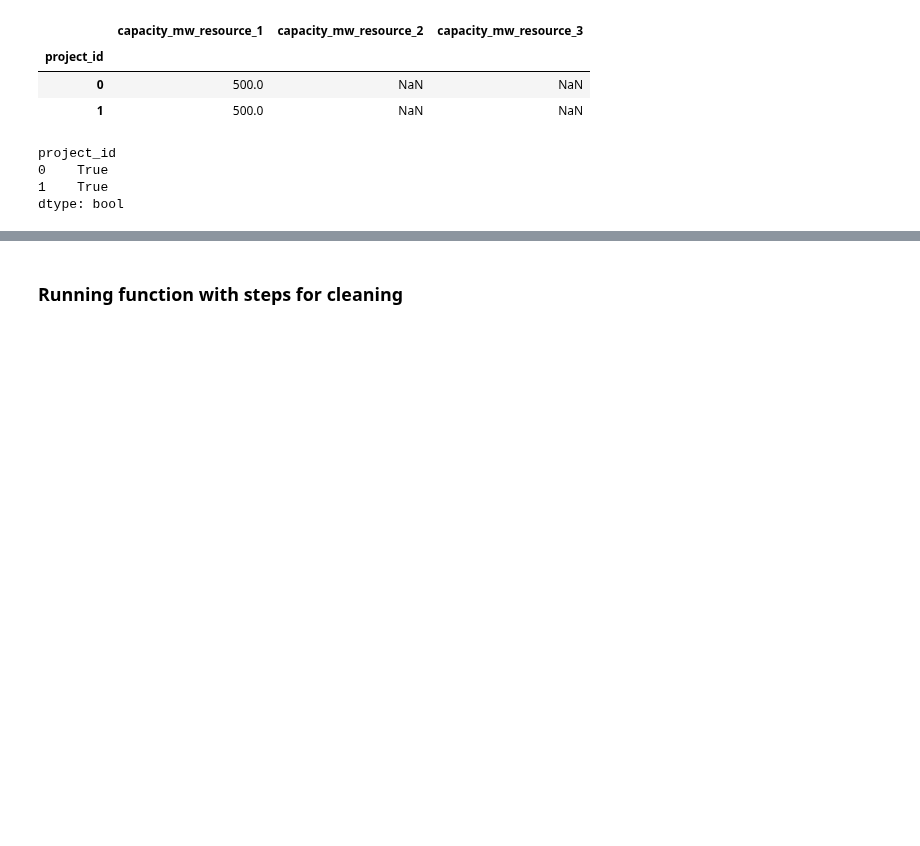
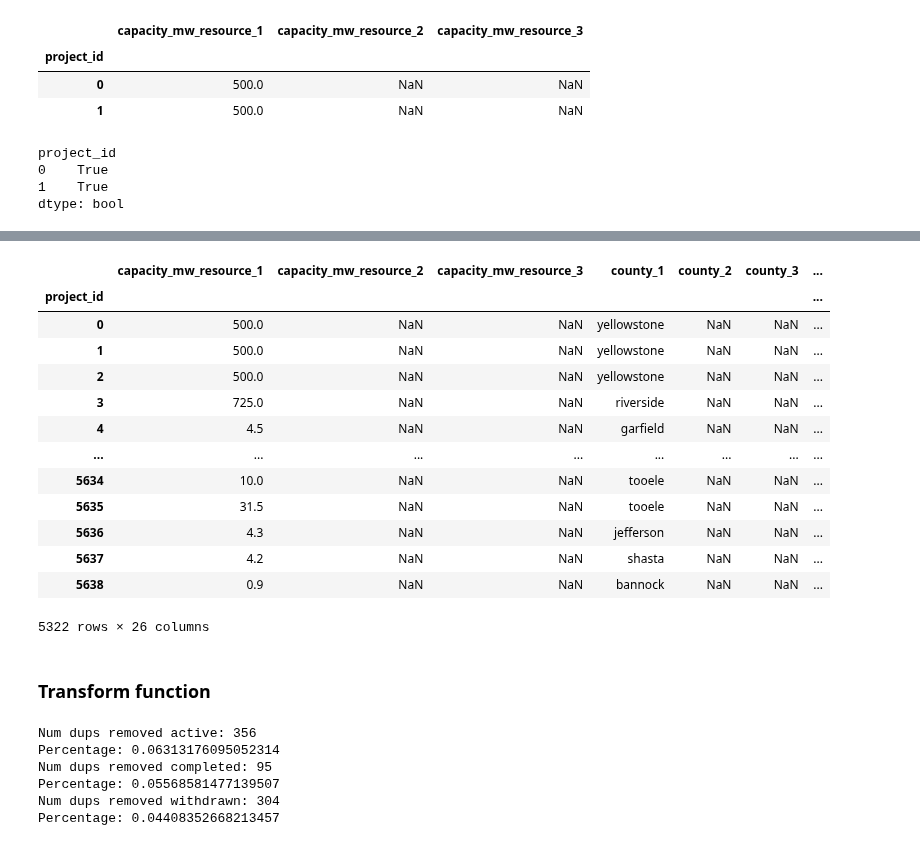
Before and after one commit to deployment-gap-model-education-fund/deployment-gap-model, a Jupyter notebook: notebooks/02-kl-deduplicate_active_iso_queue.ipynb, the cells around one changed output, grey strips where cells are left out. Cells and saved outputs as stored; diff of their text form; code cells hidden in the pictures; blank space fills up the shorter version.

```diff
--- a/notebooks/02-kl-deduplicate_active_iso_queue.ipynb
+++ b/notebooks/02-kl-deduplicate_active_iso_queue.ipynb
@@ -460,3 +656,21 @@ dtype: bool
+# %%
+ids = ['point_of_interconnection', 'capacity_mw_resource_1', 'county_1', 'region', 'resource_type_1']
+active[~(active.duplicated(ids, keep="first"))]
+# %% [output]
+|  | capacity_mw_resource_1 | capacity_mw_resource_2 | capacity_mw_resource_3 | county_1 | county_2 | county_3 | ... |
+| project_id |  |  |  |  |  |  | ... |
+| 0 | 500.0 | NaN | NaN | yellowstone | NaN | NaN | ... |
+| 1 | 500.0 | NaN | NaN | yellowstone | NaN | NaN | ... |
+| 2 | 500.0 | NaN | NaN | yellowstone | NaN | NaN | ... |
+| 3 | 725.0 | NaN | NaN | riverside | NaN | NaN | ... |
+| 4 | 4.5 | NaN | NaN | garfield | NaN | NaN | ... |
+| ... | ... | ... | ... | ... | ... | ... | ... |
+| 5634 | 10.0 | NaN | NaN | tooele | NaN | NaN | ... |
+| 5635 | 31.5 | NaN | NaN | tooele | NaN | NaN | ... |
+| 5636 | 4.3 | NaN | NaN | jefferson | NaN | NaN | ... |
+| 5637 | 4.2 | NaN | NaN | shasta | NaN | NaN | ... |
+| 5638 | 0.9 | NaN | NaN | bannock | NaN | NaN | ... |
+5322 rows × 26 columns
 # %% [markdown]
-### Running function with steps for cleaning
+### Transform function
 # %%
@@ -484 +715,18 @@ def clean_duplicates(df):
     return df
+# %%
+active_no_dups = remove_duplicates(active)
+completed_no_dups = remove_duplicates(completed)
+withdrawn_no_dups = remove_duplicates(withdrawn)
+print(f"Num dups removed active: {len(active) - len(active_no_dups)}")
+print(f"Percentage: {(len(active) - len(active_no_dups))/len(active)}")
+print(f"Num dups removed completed: {len(completed) - len(completed_no_dups)}")
+print(f"Percentage: {(len(completed) - len(completed_no_dups))/len(completed)}")
+print(f"Num dups removed withdrawn: {len(withdrawn) - len(withdrawn_no_dups)}")
+print(f"Percentage: {(len(withdrawn) - len(withdrawn_no_dups))/len(withdrawn)}")
+# %% [output]
+Num dups removed active: 356
+Percentage: 0.06313176095052314
+Num dups removed completed: 95
+Percentage: 0.05568581477139507
+Num dups removed withdrawn: 304
+Percentage: 0.04408352668213457
```
Also changed, not shown: parts of 40 cells of this notebook.
